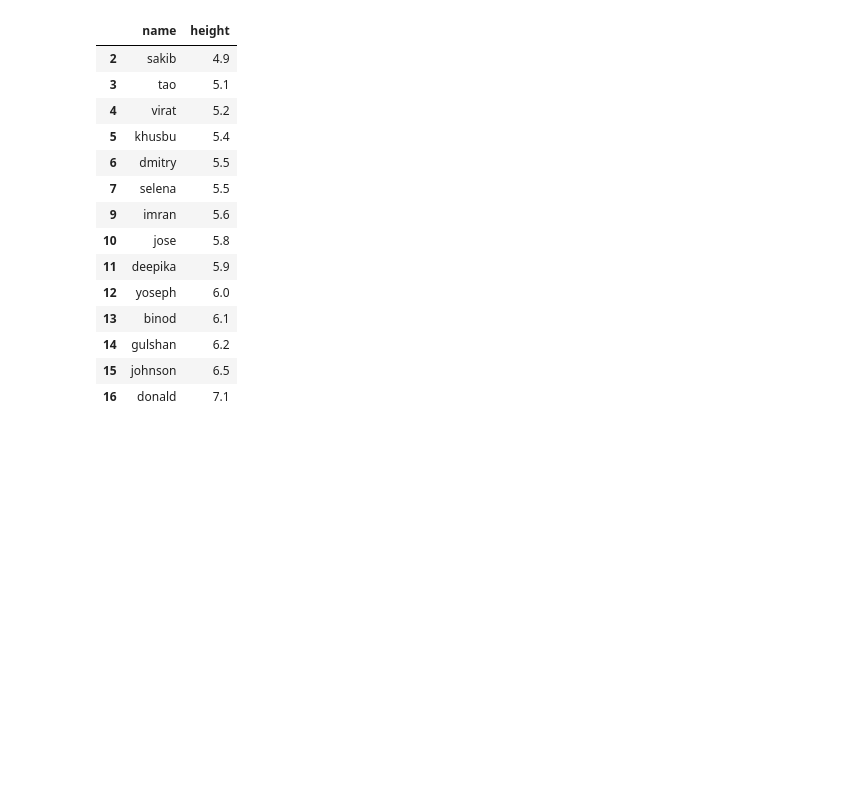
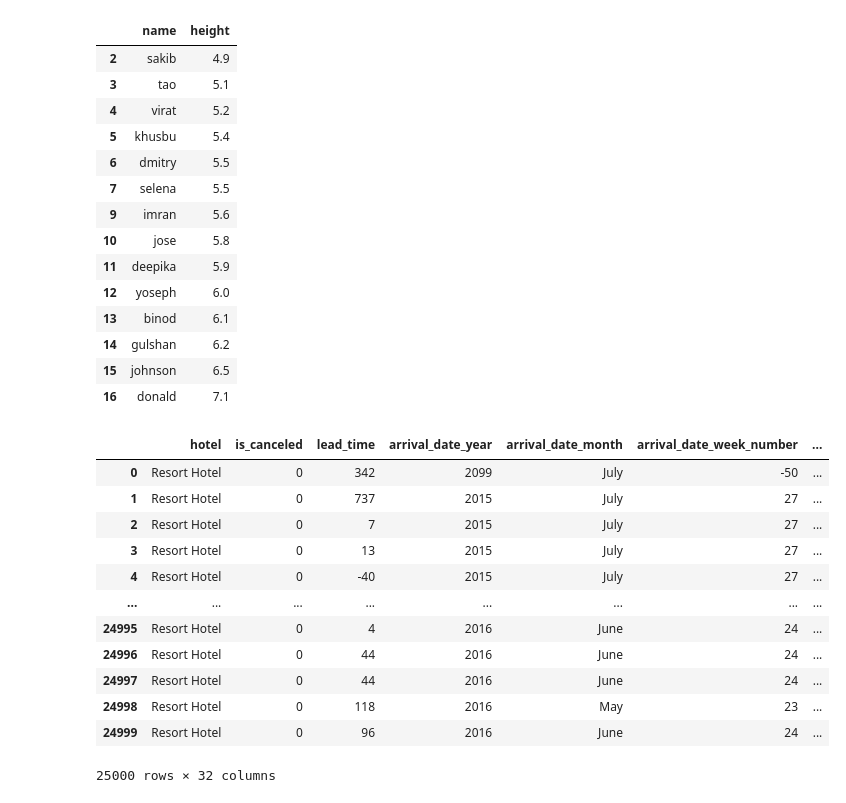
Before and after one commit to IvanPerezAlarcon1/Modelo-predictivo-de-errores-en-los-datos, a Jupyter notebook: Algoritmos python a utilizar/Tukey outlier detection - outliers/Tukey - experimentacion.ipynb, the cells around one changed output. Drawn from its saved outputs; the diff is of its cells as text; code cells hidden in the pictures; blank space fills up the shorter version.

Commit message:
Se agregan pruebas para test de tukey con exito

```diff
--- a/Algoritmos python a utilizar/Tukey outlier detection - outliers/Tukey - experimentacion.ipynb
+++ b/Algoritmos python a utilizar/Tukey outlier detection - outliers/Tukey - experimentacion.ipynb
@@ -347,3 +349,29 @@ df_no_outliers_1
 | 14 | gulshan | 6.2 |
 | 15 | johnson | 6.5 |
 | 16 | donald | 7.1 |
+# %%
+#archivo = r'C:\Users\ivan1\Desktop\Modelo-predictivo-de-errores-en-los-datos\hotel_bookings_1.csv' # --> USADO PARA PRIMER INGRESO
+
+#archivo = r'C:\Users\ivan1\Desktop\Modelo-predictivo-de-errores-en-los-datos\DESARROLLO\DATASETS PRUEBAS\hotel_bookings_25000 - errores string.csv' #errores string
+
+archivo = r'C:\Users\ivan1\Desktop\Modelo-predictivo-de-errores-en-los-datos\DESARROLLO\DATASETS PRUEBAS\hotel_bookings_25000 ERROR_OUTLIERS.csv' #errores outliers
+#archivo = r'C:\Users\ivan1\Desktop\Modelo-predictivo-de-errores-en-los-datos\DESARROLLO\DATASETS PRUEBAS\hotel_bookings_150 ERROR_OUTLIERS.csv' #errores outliers que deben detectarse por dixon
+
+#archivo = r'C:\Users\ivan1\Desktop\Modelo-predictivo-de-errores-en-los-datos\DESARROLLO\DATASETS PRUEBAS\hotel_bookings_25000 - NULLS CORRECCION.csv'
+# %%
+df_test = pd.read_csv(archivo, sep = ',')
+df_test
+# %% [output]
+|  | hotel | is_canceled | lead_time | arrival_date_year | arrival_date_month | arrival_date_week_number | ... |
+| 0 | Resort Hotel | 0 | 342 | 2099 | July | -50 | ... |
+| 1 | Resort Hotel | 0 | 737 | 2015 | July | 27 | ... |
+| 2 | Resort Hotel | 0 | 7 | 2015 | July | 27 | ... |
+| 3 | Resort Hotel | 0 | 13 | 2015 | July | 27 | ... |
+| 4 | Resort Hotel | 0 | -40 | 2015 | July | 27 | ... |
+| ... | ... | ... | ... | ... | ... | ... | ... |
+| 24995 | Resort Hotel | 0 | 4 | 2016 | June | 24 | ... |
+| 24996 | Resort Hotel | 0 | 44 | 2016 | June | 24 | ... |
+| 24997 | Resort Hotel | 0 | 44 | 2016 | June | 24 | ... |
+| 24998 | Resort Hotel | 0 | 118 | 2016 | May | 23 | ... |
+| 24999 | Resort Hotel | 0 | 96 | 2016 | June | 24 | ... |
+25000 rows × 32 columns
```
Also changed, not shown: parts of 9 cells of this notebook.
